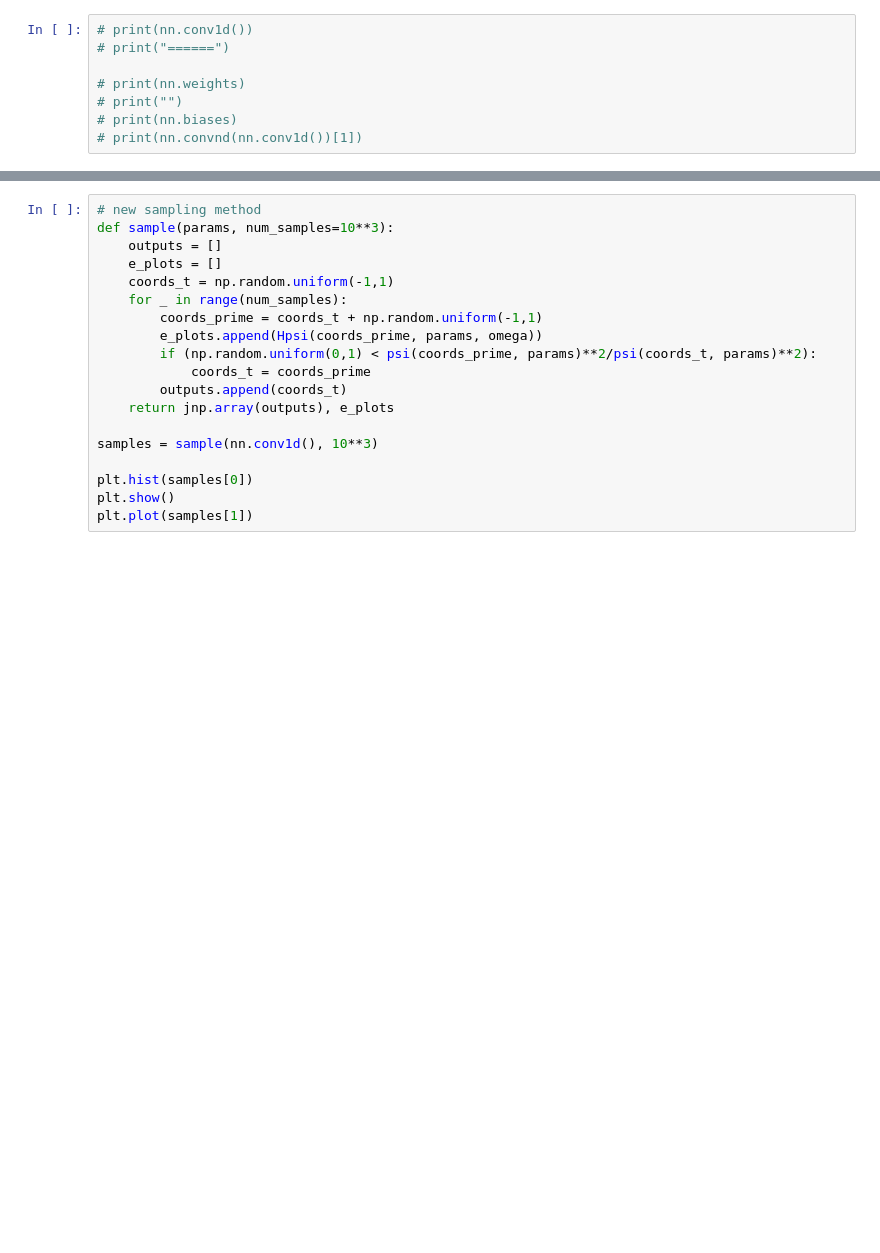
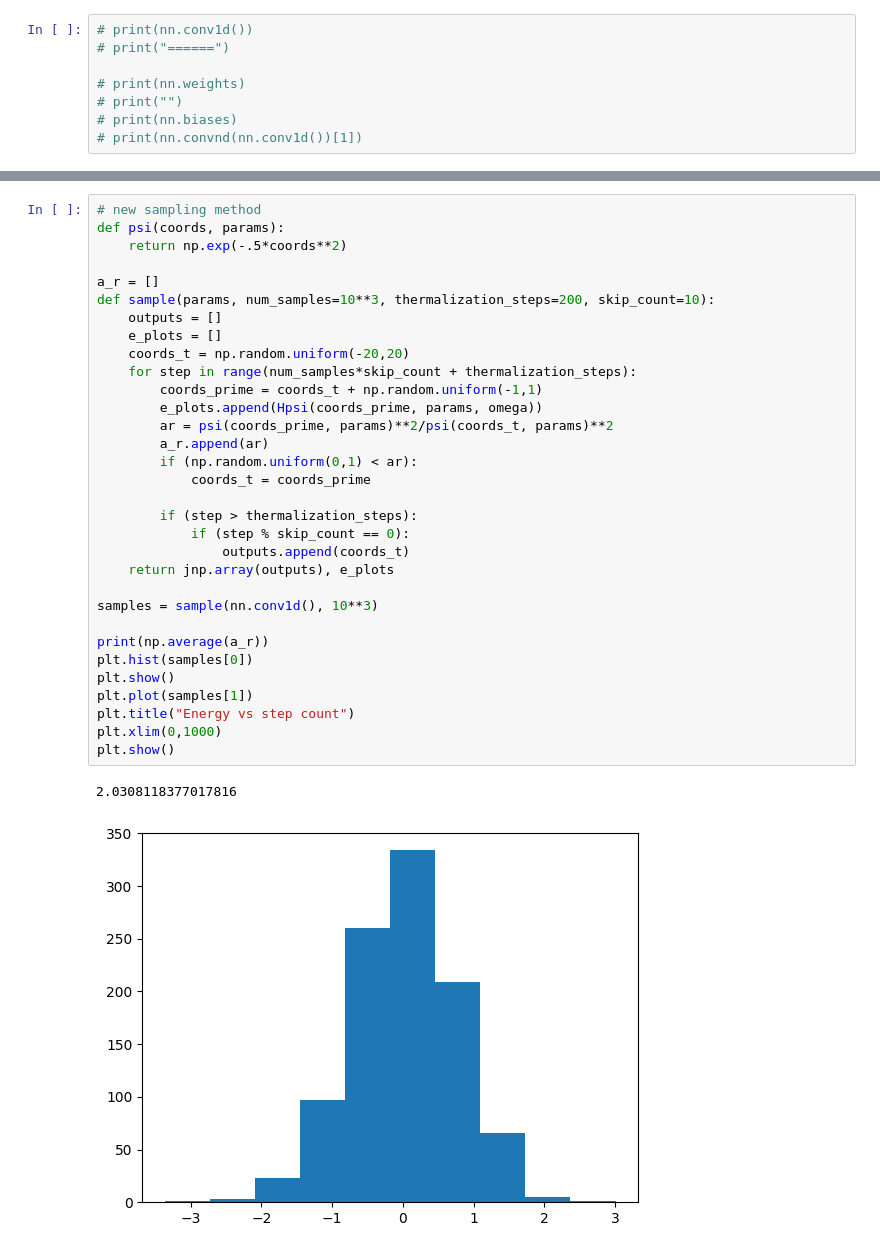
Before and after one commit to hershkumar/summer2022, a Jupyter notebook: neural/one_particle_harmonic_well.ipynb, the cells around one changed output, grey strips where cells are left out. Saved outputs shown, nothing was run; the diff lists cells and outputs as text; blank space fills up the shorter version.

```diff
--- a/neural/one_particle_harmonic_well.ipynb
+++ b/neural/one_particle_harmonic_well.ipynb
@@ -244,19 +244,35 @@ optd = vgrad_opt(start_params, omega)
 # %%
 # new sampling method
-def sample(params, num_samples=10**3):
+def psi(coords, params):
+    return np.exp(-.5*coords**2)
+
+a_r = []
+def sample(params, num_samples=10**3, thermalization_steps=200, skip_count=10):
     outputs = []
     e_plots = []
-    coords_t = np.random.uniform(-1,1)
-    for _ in range(num_samples):
+    coords_t = np.random.uniform(-20,20)
+    for step in range(num_samples*skip_count + thermalization_steps):
         coords_prime = coords_t + np.random.uniform(-1,1)
         e_plots.append(Hpsi(coords_prime, params, omega))
-        if (np.random.uniform(0,1) < psi(coords_prime, params)**2/psi(coords_t, params)**2):
+        ar = psi(coords_prime, params)**2/psi(coords_t, params)**2
+        a_r.append(ar)
+        if (np.random.uniform(0,1) < ar):
             coords_t = coords_prime
-        outputs.append(coords_t)
+
+        if (step > thermalization_steps):
+            if (step % skip_count == 0):
+                outputs.append(coords_t)
     return jnp.array(outputs), e_plots
 
 samples = sample(nn.conv1d(), 10**3)
 
+print(np.average(a_r))
 plt.hist(samples[0])
 plt.show()
 plt.plot(samples[1])
+plt.title("Energy vs step count")
+plt.xlim(0,1000)
+plt.show()
+# %% [output]
+2.0308118377017816
+[figure, added]
```
Also changed, not shown: parts of 6 cells of this notebook.
